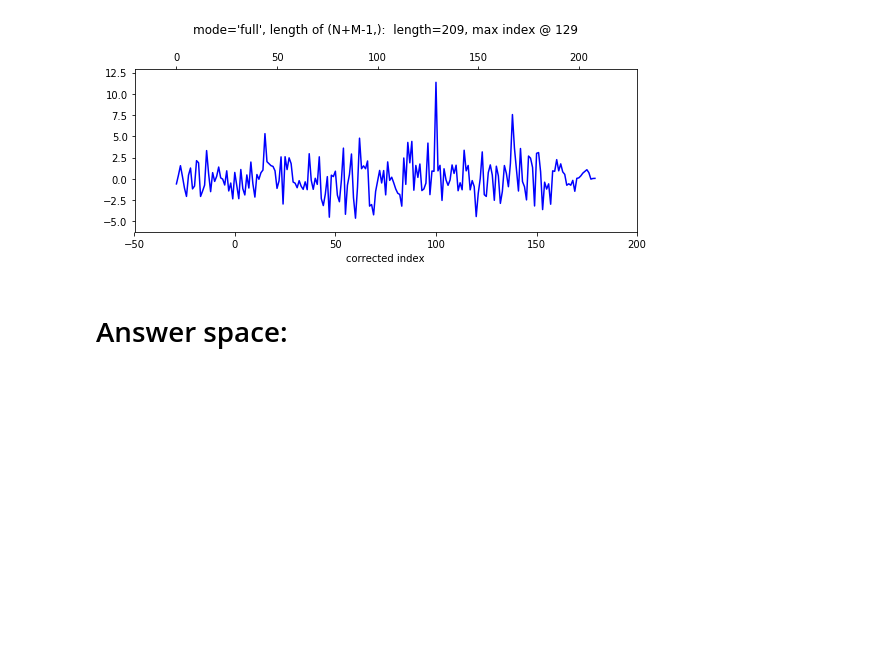
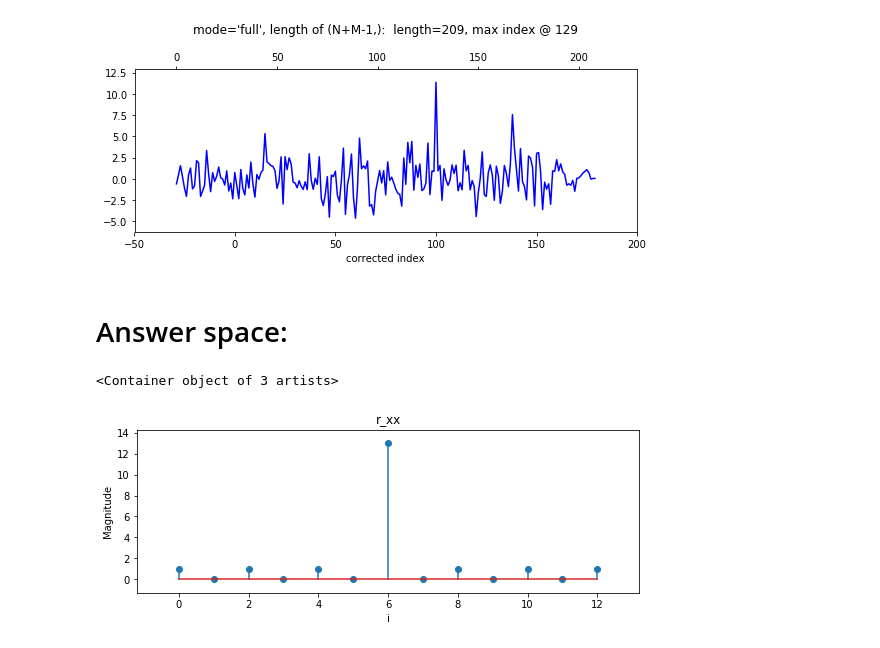
Before and after one commit to pietergoos/Stellenbosch-University, a Jupyter notebook: SS414/prac3_correlation.ipynb, the cells around one changed output. Cells and saved outputs as stored; diff of their text form; code cells hidden in the pictures; blank space fills up the shorter version.

```diff
--- a/SS414/prac3_correlation.ipynb
+++ b/SS414/prac3_correlation.ipynb
@@ -223,0 +222,10 @@ add_top_axis(np.arange(len(corr)), '');
+# %%
+#Question 3a
+x = np.array([1, 1, 1, 1, 1, -1, -1, 1, 1, -1, 1, -1, 1])
+w = np.random.normal(loc=0, scale=np.sqrt(0.01), size=(x.size))
+r = np.correlate(a=x, v=x, mode='same')
+setup_plot("r_xx", "Magnitude", "i")
+pl.stem(r)
+# %% [output]
+<Container object of 3 artists>
+[figure, added]
```
Also changed, not shown: parts of 9 cells of this notebook, 1 other file.
